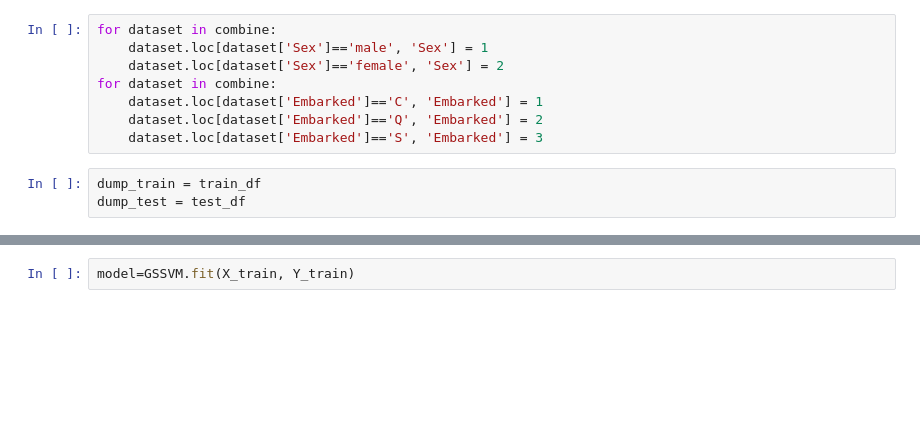
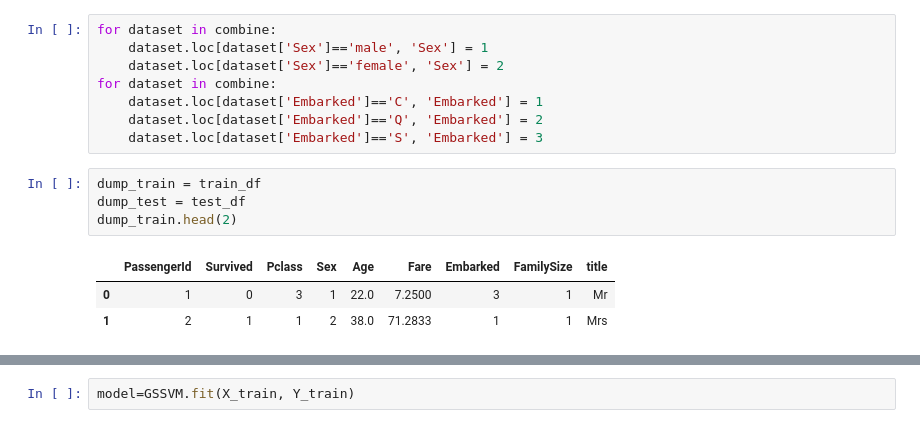
Before and after one commit to wenbinhuang9/kaggle_practice, a Jupyter notebook: titanic/jackben_titanic_v4_adding_features.ipynb, the cells around one changed output, grey strips where cells are left out. Saved outputs shown, nothing was run; the diff lists cells and outputs as text; blank space fills up the shorter version.

```diff
--- a/titanic/jackben_titanic_v4_adding_features.ipynb
+++ b/titanic/jackben_titanic_v4_adding_features.ipynb
@@ -202,6 +172,11 @@ for dataset in combine:
 # %%
 dump_train = train_df
 dump_test = test_df
+dump_train.head(2)
+# %% [output]
+|  | PassengerId | Survived | Pclass | Sex | Age | Fare | Embarked | FamilySize | title |
+| 0 | 1 | 0 | 3 | 1 | 22.0 | 7.2500 | 3 | 1 | Mr |
+| 1 | 2 | 1 | 1 | 2 | 38.0 | 71.2833 | 1 | 1 | Mrs |
 # %%
 titles_map={
     "Officer":  1,
```
Also changed, not shown: parts of 23 cells of this notebook.
